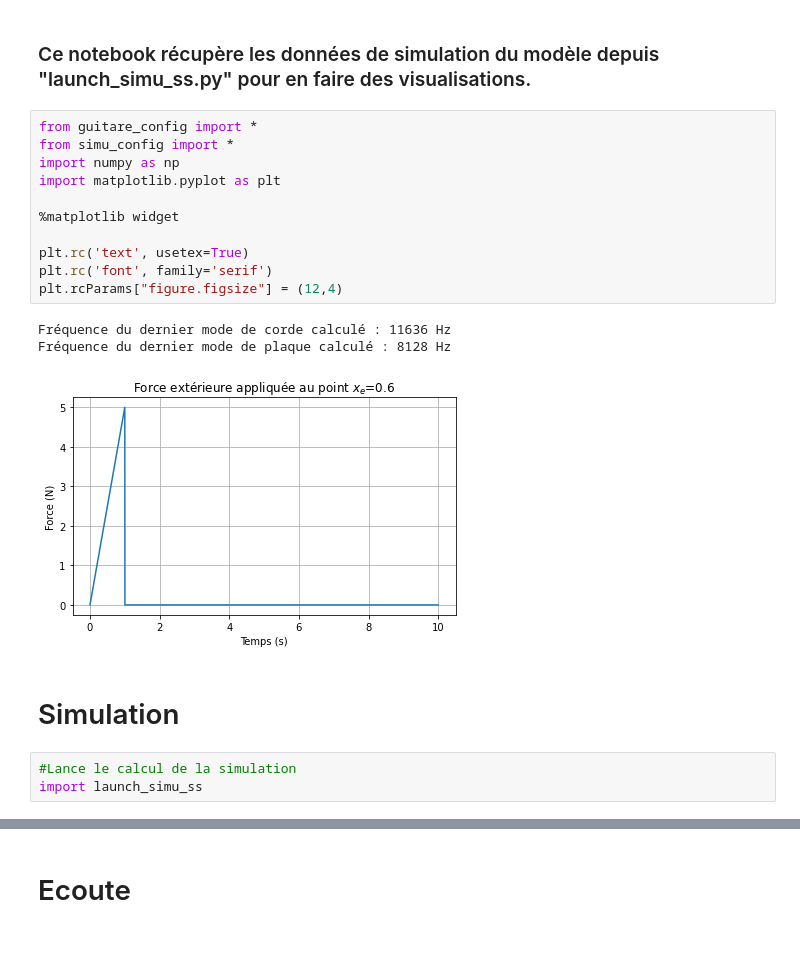
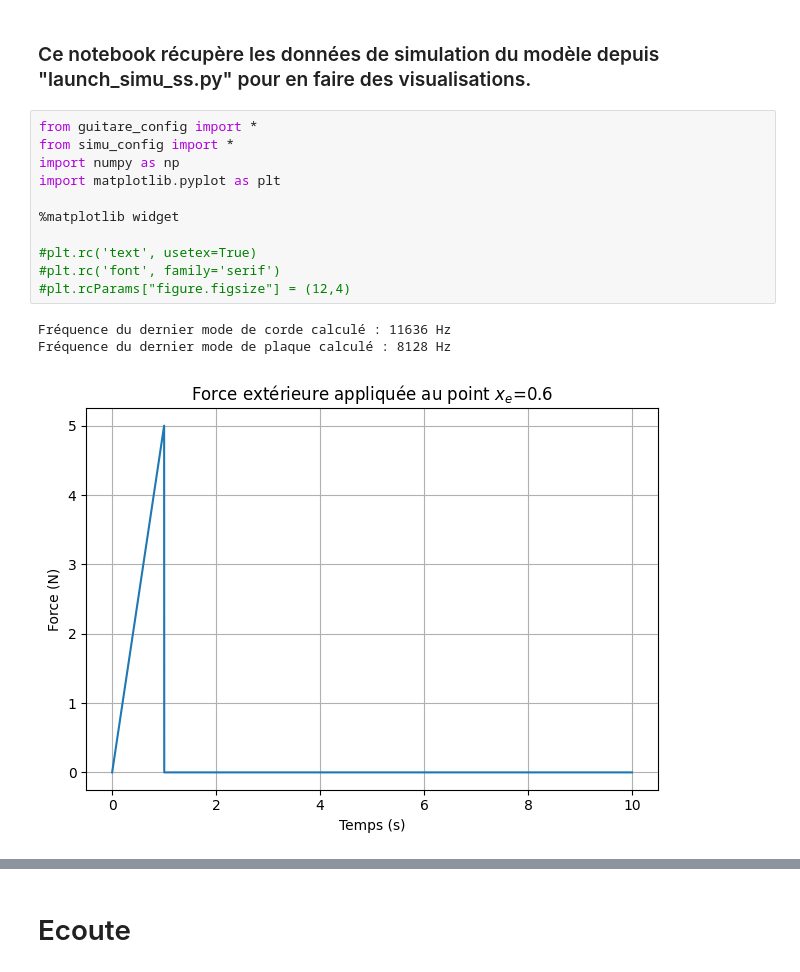
Before and after one commit to peladeaucome/ATIAM-PAM-AnalyseInstruments, a Jupyter notebook: Guitar_model/vico_modphy/visu.ipynb, the cells around one changed output, grey strips where cells are left out. Drawn from its saved outputs; the diff is of its cells as text; blank space fills up the shorter version.

```diff
--- a/Guitar_model/vico_modphy/visu.ipynb
+++ b/Guitar_model/vico_modphy/visu.ipynb
@@ -3,20 +3,15 @@
 # %%
 from guitare_config import *
 from simu_config import *
 import numpy as np
 import matplotlib.pyplot as plt
 
 %matplotlib widget
 
-plt.rc('text', usetex=True)
-plt.rc('font', family='serif')
-plt.rcParams["figure.figsize"] = (12,4)
+#plt.rc('text', usetex=True)
+#plt.rc('font', family='serif')
+#plt.rcParams["figure.figsize"] = (12,4)
 # %% [output]
 Fréquence du dernier mode de corde calculé : 11636 Hz
 Fréquence du dernier mode de plaque calculé : 8128 Hz
-[figure, old version]
+[figure, new version]
-# %% [markdown]
-# Simulation
-# %%
-#Lance le calcul de la simulation
-import launch_simu_ss
```
Also changed, not shown: parts of 12 cells of this notebook, 5 other files.
